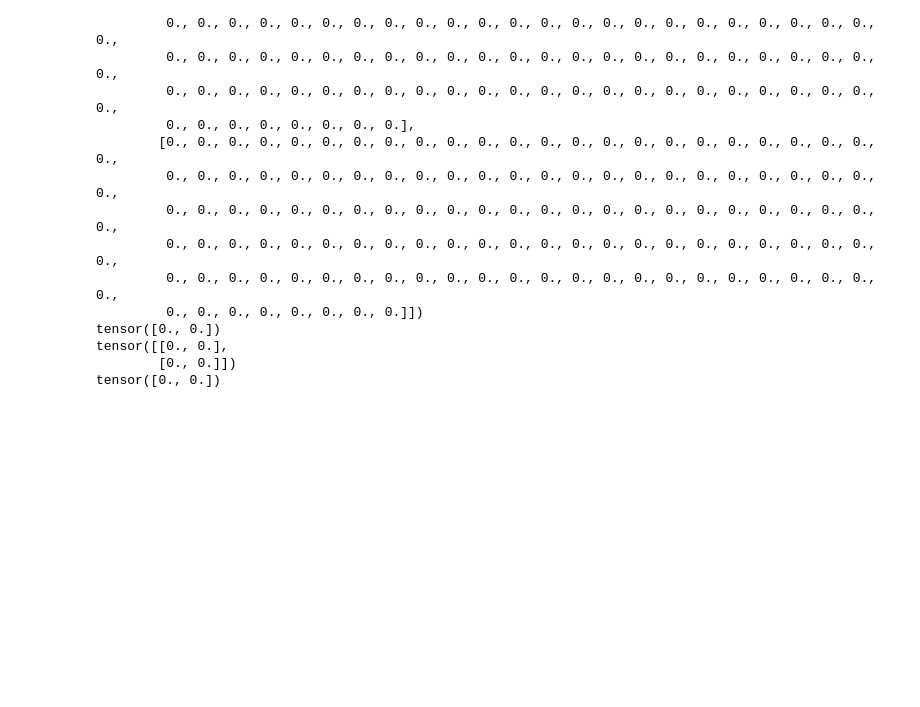
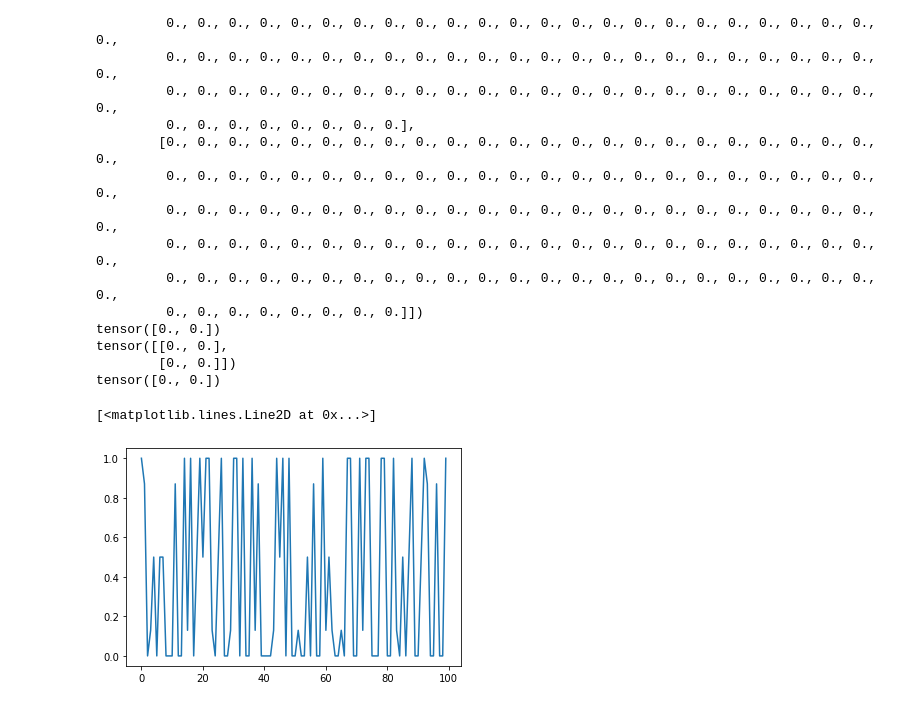
Before and after one commit to atomistic-machine-learning/schnetpack, a Jupyter notebook: test.ipynb, the cells around one changed output. Saved outputs shown, nothing was run; the diff lists cells and outputs as text; code cells hidden in the pictures; blank space fills up the shorter version.

```diff
--- a/test.ipynb
+++ b/test.ipynb
@@ -73,3 +74,15 @@ tensor([0., 0.])
 tensor([[0., 0.],
         [0., 0.]])
 tensor([0., 0.])
+# %%
+from schnetpack.nn.activations import _switch_component, switch_function
+d_ij = torch.randint(2,11,(100,))
+cuton = 1.5
+cutoff = 7.5
+sf = switch_function(d_ij, cuton, cutoff)
+# %%
+import matplotlib.pyplot as plt
+plt.plot(sf)
+# %% [output]
+[<matplotlib.lines.Line2D at 0x...>]
+[figure, added]
```
Also changed, not shown: parts of 5 cells of this notebook, 14 other files.
